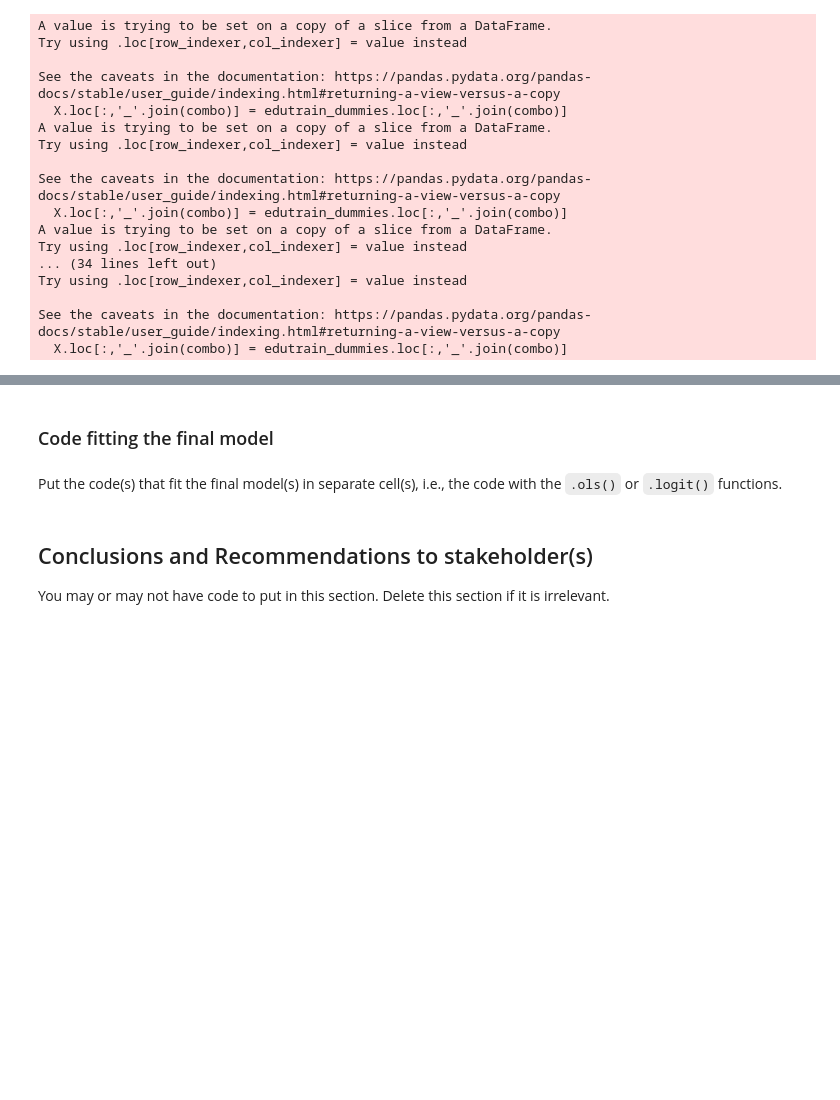
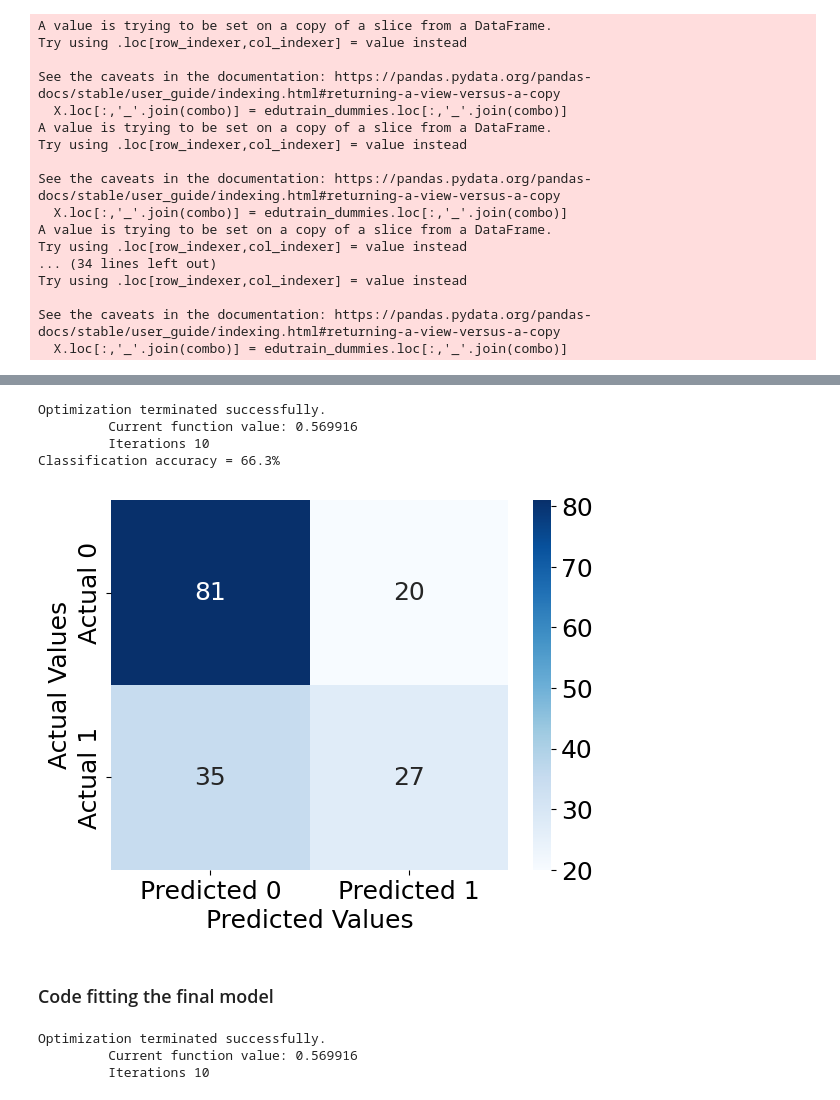
Before and after one commit to wchen952/STAT-303-2-Project, a Jupyter notebook: 303_2_Project_Code.ipynb, the cells around one changed output, grey strips where cells are left out. Saved outputs shown, nothing was run; the diff lists cells and outputs as text; code cells hidden in the pictures; blank space fills up the shorter version.

Commit message:
Working on logistical model

```diff
--- a/303_2_Project_Code.ipynb
+++ b/303_2_Project_Code.ipynb
@@ -280,7 +295,7 @@ edutest_dummies.head(5)
 | 264 | 70 | 64 | 42 | 32 | 0 | 1 | 0 | ... |
 # %%
 #since the names can cause problems in the regression process, I renamed them to be more model friendly
-Y = [s.replace('-', '_') for s in edutest_dummies.columns.to_list()]
+Y = [s.replace('-', '') for s in edutest_dummies.columns.to_list()]
 edutest_dummies.columns = Y
 edutest_dummies.head(5)
 # %% [output]
@@ -711,8 +655,33 @@ The original error message returned by patsy is:
+# %%
+#Function to compute confusion matrix and prediction accuracy on training data
+def confusion_matrix_train(model,cutoff=0.5):
+    # Confusion matrix
+    cm_df = pd.DataFrame(model.pred_table(threshold = cutoff))
+    #Formatting the confusion matrix
+    cm_df.columns = ['Predicted 0', 'Predicted 1']
+    cm_df = cm_df.rename(index={0: 'Actual 0',1: 'Actual 1'})
+    cm = np.array(cm_df)
+    # Calculate the accuracy
+    accuracy = (cm[0,0]+cm[1,1])/cm.sum()
+    sns.heatmap(cm_df, annot=True, cmap='Blues', fmt='g')
+    plt.ylabel("Actual Values")
+    plt.xlabel("Predicted Values")
+    print("Classification accuracy = {:.1%}".format(accuracy))
+# %%
+highest_val_model = smf.logit(formula = "Class~ gender_F_StudentAbsenceDays_Above7 + Discussion_gender_F + gender_F + VisITedResources_StudentAbsenceDays_Above7",data = edutrain_dummies).fit()
+
+confusion_matrix_train(highest_val_model)
+# %% [output]
+Optimization terminated successfully.
+         Current function value: 0.569916
+         Iterations 10
+Classification accuracy = 66.3%
+[figure, added]
 # %% [markdown]
 ### Code fitting the final model
-# %% [markdown]
-Put the code(s) that fit the final model(s) in separate cell(s), i.e., the code with the `.ols()` or `.logit()` functions.
-# %% [markdown]
-## Conclusions and Recommendations to stakeholder(s)
-
-You may or may not have code to put in this section. Delete this section if it is irrelevant.
+# %%
+highest_val_model = smf.logit(formula = "Class~ gender_F_StudentAbsenceDays_Above7 + Discussion_gender_F + gender_F + VisITedResources_StudentAbsenceDays_Above7",data = edutrain_dummies).fit()
+# %% [output]
+Optimization terminated successfully.
+         Current function value: 0.569916
+         Iterations 10
```
Also changed, not shown: parts of 33 cells of this notebook.
